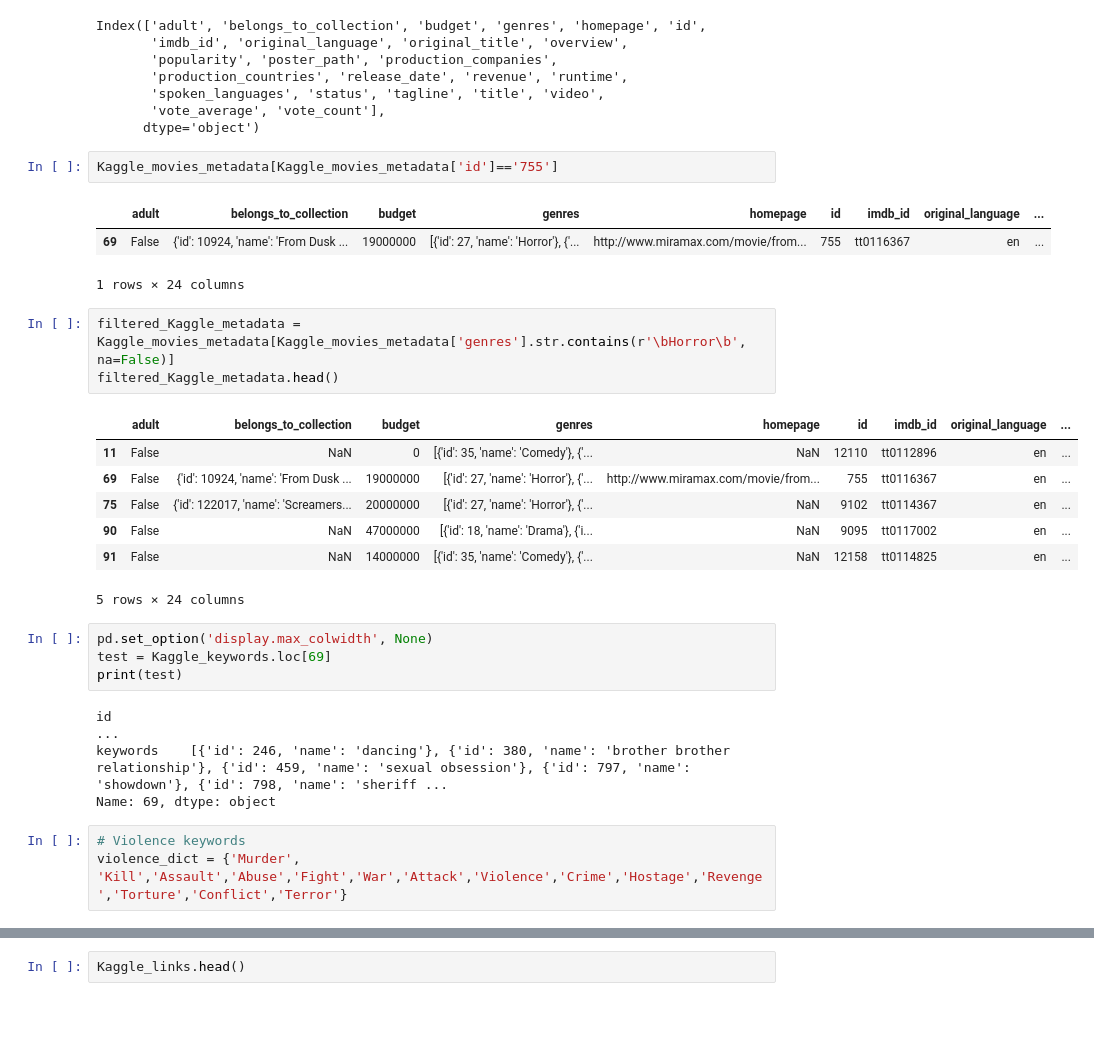
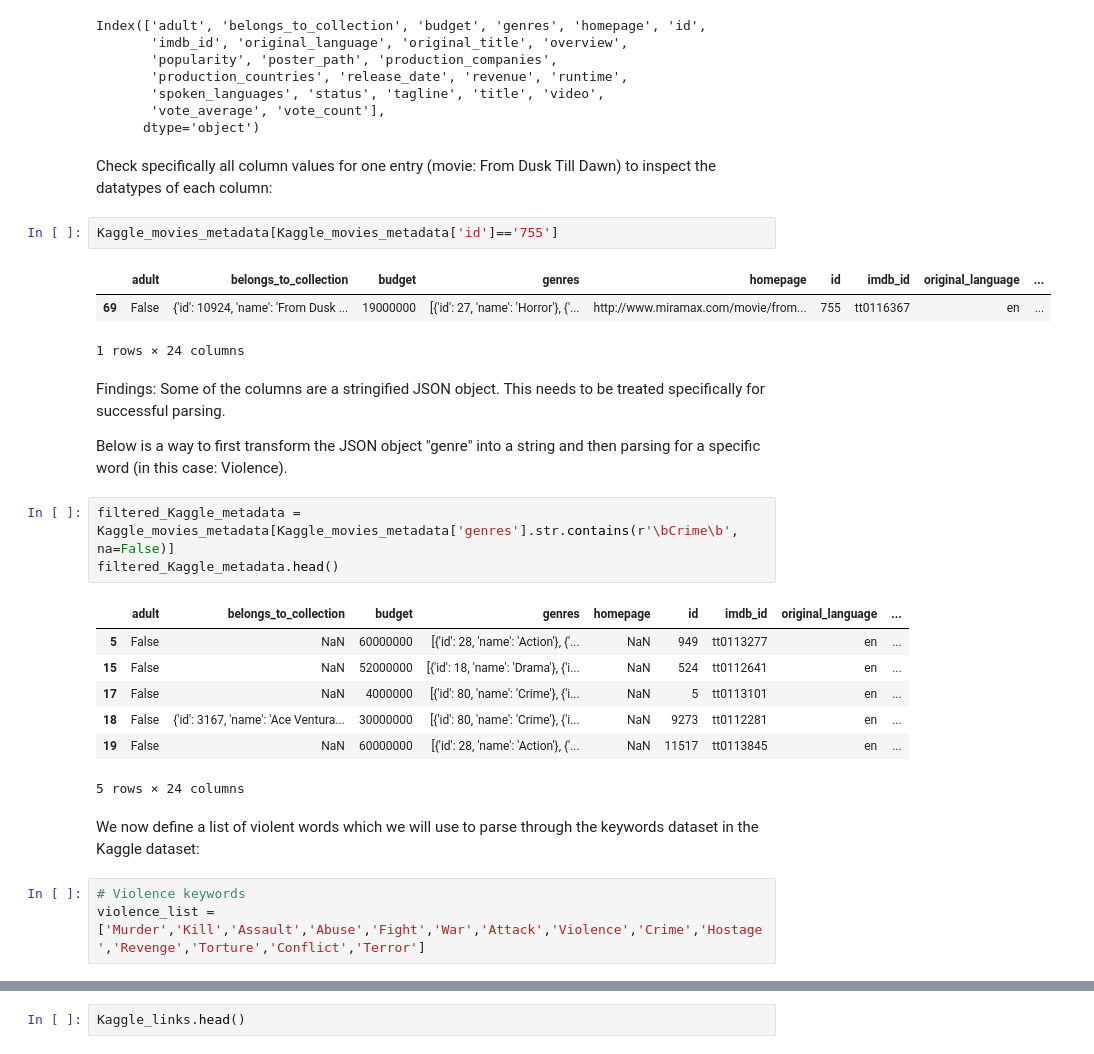
Before and after one commit to epfl-ada/ada-2024-project-alligatorsdontapologize24, a Jupyter notebook: src/Exploratory_Data_Analysis.ipynb, the cells around one changed output, grey strips where cells are left out. Drawn from its saved outputs; the diff is of its cells as text; blank space fills up the shorter version.

Commit message:
found a way to parse through the JSON object keywords

```diff
--- a/src/Exploratory_Data_Analysis.ipynb
+++ b/src/Exploratory_Data_Analysis.ipynb
@@ -85,31 +80,31 @@ Index(['adult', 'belongs_to_collection', 'budget', 'genres', 'homepage', 'id',
        'spoken_languages', 'status', 'tagline', 'title', 'video',
        'vote_average', 'vote_count'],
       dtype='object')
+# %% [markdown]
+Check specifically all column values for one entry (movie: From Dusk Till Dawn) to inspect the datatypes of each column:
 # %%
 Kaggle_movies_metadata[Kaggle_movies_metadata['id']=='755']
 # %% [output]
 |  | adult | belongs_to_collection | budget | genres | homepage | id | imdb_id | original_language | ... |
 | 69 | False | {'id': 10924, 'name': 'From Dusk ... | 19000000 | [{'id': 27, 'name': 'Horror'}, {'... | http://www.miramax.com/movie/from... | 755 | tt0116367 | en | ... |
 1 rows × 24 columns
+# %% [markdown]
+Findings: Some of the columns are a stringified JSON object. This needs to be treated specifically for successful parsing.
+
+Below is a way to first transform the JSON object "genre" into a string and then parsing for a specific word (in this case: Violence).
 # %%
-filtered_Kaggle_metadata = Kaggle_movies_metadata[Kaggle_movies_metadata['genres'].str.contains(r'\bHorror\b', na=False)]
+filtered_Kaggle_metadata = Kaggle_movies_metadata[Kaggle_movies_metadata['genres'].str.contains(r'\bCrime\b', na=False)]
 filtered_Kaggle_metadata.head()
 # %% [output]
 |  | adult | belongs_to_collection | budget | genres | homepage | id | imdb_id | original_language | ... |
-| 11 | False | NaN | 0 | [{'id': 35, 'name': 'Comedy'}, {'... | NaN | 12110 | tt0112896 | en | ... |
-| 69 | False | {'id': 10924, 'name': 'From Dusk ... | 19000000 | [{'id': 27, 'name': 'Horror'}, {'... | http://www.miramax.com/movie/from... | 755 | tt0116367 | en | ... |
-| 75 | False | {'id': 122017, 'name': 'Screamers... | 20000000 | [{'id': 27, 'name': 'Horror'}, {'... | NaN | 9102 | tt0114367 | en | ... |
-| 90 | False | NaN | 47000000 | [{'id': 18, 'name': 'Drama'}, {'i... | NaN | 9095 | tt0117002 | en | ... |
-| 91 | False | NaN | 14000000 | [{'id': 35, 'name': 'Comedy'}, {'... | NaN | 12158 | tt0114825 | en | ... |
+| 5 | False | NaN | 60000000 | [{'id': 28, 'name': 'Action'}, {'... | NaN | 949 | tt0113277 | en | ... |
+| 15 | False | NaN | 52000000 | [{'id': 18, 'name': 'Drama'}, {'i... | NaN | 524 | tt0112641 | en | ... |
+| 17 | False | NaN | 4000000 | [{'id': 80, 'name': 'Crime'}, {'i... | NaN | 5 | tt0113101 | en | ... |
+| 18 | False | {'id': 3167, 'name': 'Ace Ventura... | 30000000 | [{'id': 80, 'name': 'Crime'}, {'i... | NaN | 9273 | tt0112281 | en | ... |
+| 19 | False | NaN | 60000000 | [{'id': 28, 'name': 'Action'}, {'... | NaN | 11517 | tt0113845 | en | ... |
 5 rows × 24 columns
-# %%
-pd.set_option('display.max_colwidth', None)
-test = Kaggle_keywords.loc[69]
-print(test)
-# %% [output]
-id                                                                                                                                                                                                       ...
-keywords    [{'id': 246, 'name': 'dancing'}, {'id': 380, 'name': 'brother brother relationship'}, {'id': 459, 'name': 'sexual obsession'}, {'id': 797, 'name': 'showdown'}, {'id': 798, 'name': 'sheriff ...
-Name: 69, dtype: object
+# %% [markdown]
+We now define a list of violent words which we will use to parse through the keywords dataset in the Kaggle dataset:
 # %%
 # Violence keywords
-violence_dict = {'Murder', 'Kill','Assault','Abuse','Fight','War','Attack','Violence','Crime','Hostage','Revenge','Torture','Conflict','Terror'}
+violence_list = ['Murder','Kill','Assault','Abuse','Fight','War','Attack','Violence','Crime','Hostage','Revenge','Torture','Conflict','Terror']
```
Also changed, not shown: parts of 8 cells of this notebook.
